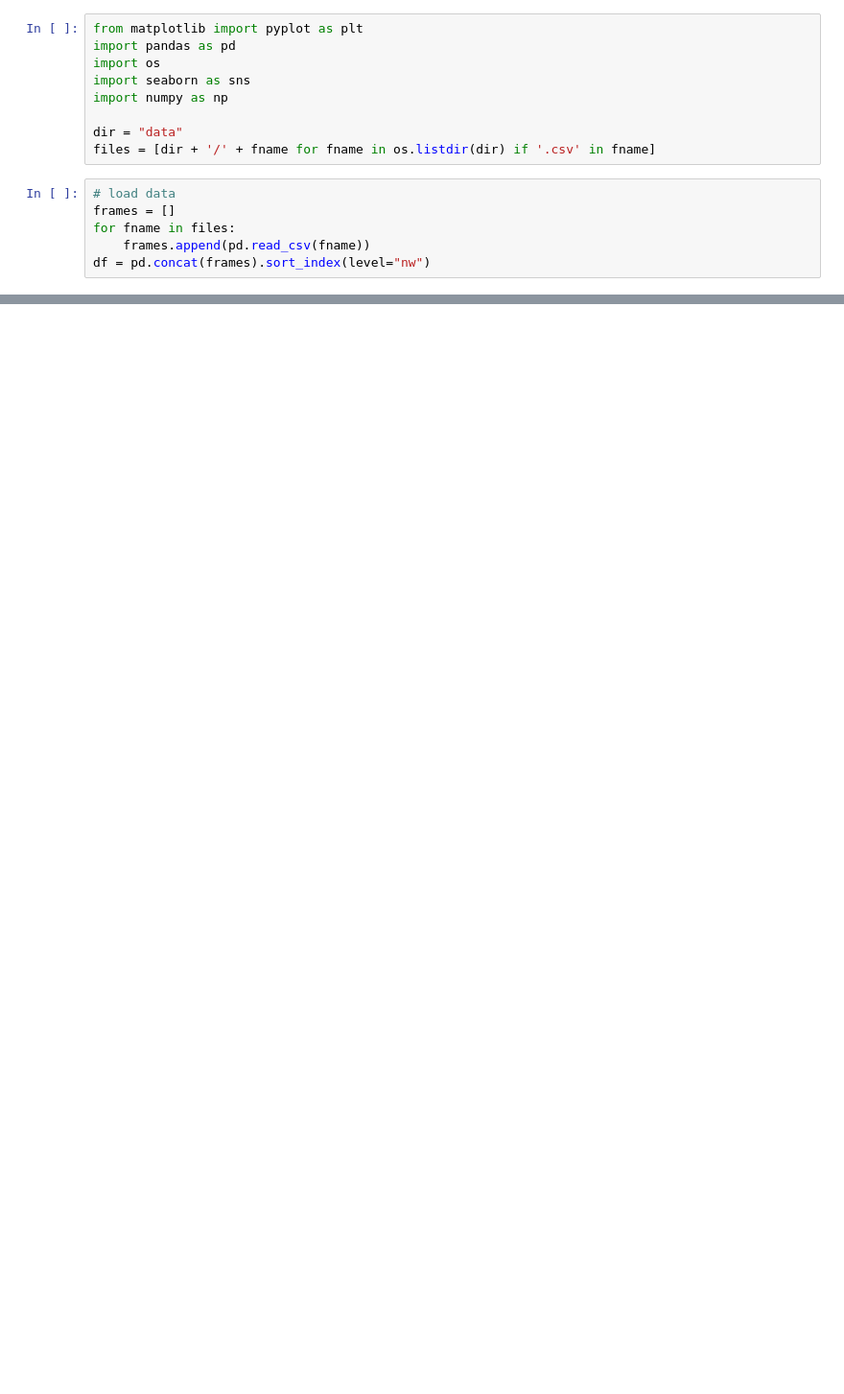
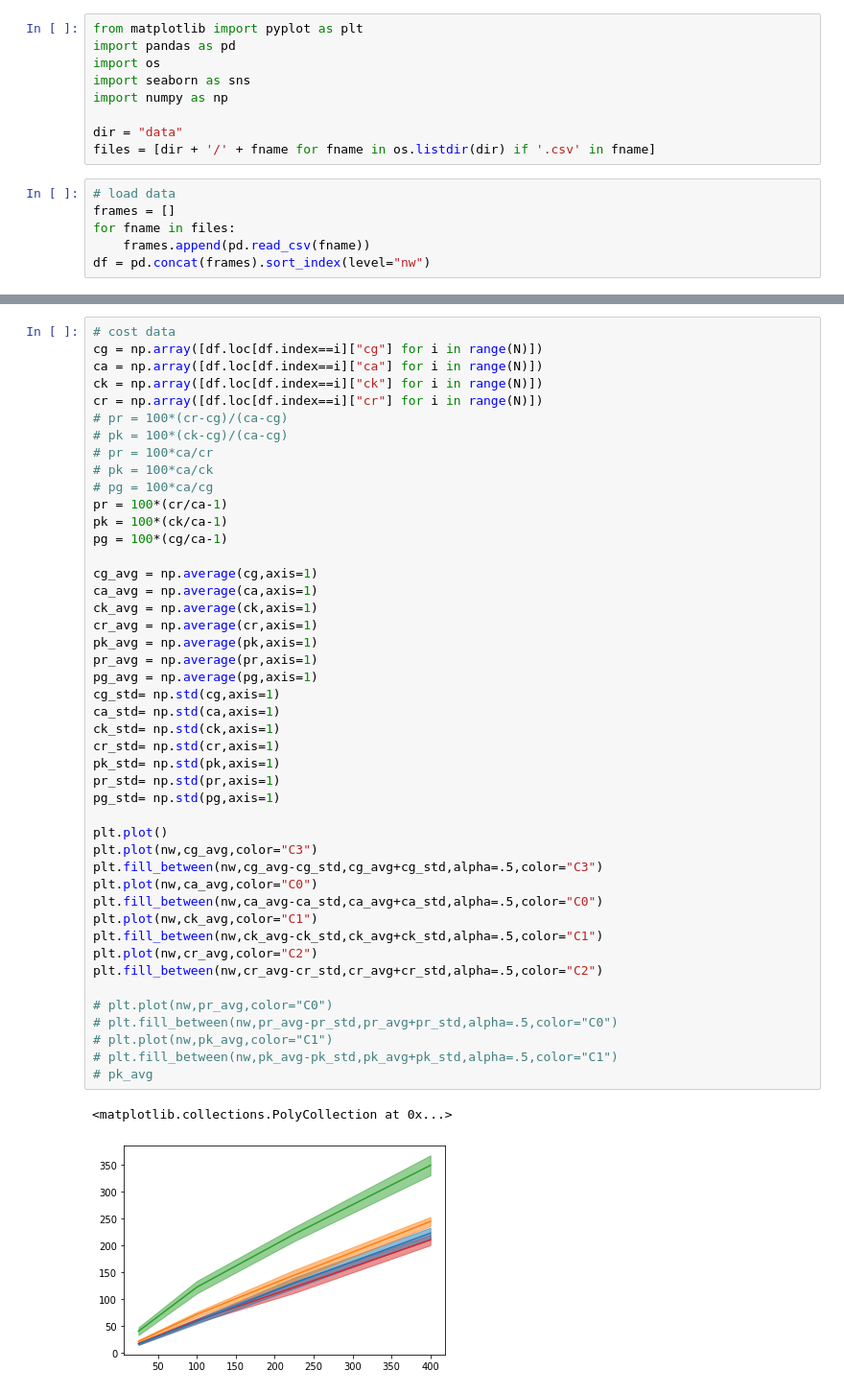
Before and after one commit to JGSuw/wta, a Jupyter notebook: big_exp_vis.ipynb, the cells around one changed output, grey strips where cells are left out. Shown: that part at 96% size. Saved outputs shown, nothing was run; the diff lists cells and outputs as text; blank space fills up the shorter version.

```diff
--- a/big_exp_vis.ipynb
+++ b/big_exp_vis.ipynb
@@ -46,0 +49,48 @@ nw
+# %%
+# cost data
+cg = np.array([df.loc[df.index==i]["cg"] for i in range(N)])
+ca = np.array([df.loc[df.index==i]["ca"] for i in range(N)])
+ck = np.array([df.loc[df.index==i]["ck"] for i in range(N)])
+cr = np.array([df.loc[df.index==i]["cr"] for i in range(N)])
+# pr = 100*(cr-cg)/(ca-cg)
+# pk = 100*(ck-cg)/(ca-cg)
+# pr = 100*ca/cr
+# pk = 100*ca/ck
+# pg = 100*ca/cg
+pr = 100*(cr/ca-1)
+pk = 100*(ck/ca-1)
+pg = 100*(cg/ca-1)
+
+cg_avg = np.average(cg,axis=1)
+ca_avg = np.average(ca,axis=1)
+ck_avg = np.average(ck,axis=1)
+cr_avg = np.average(cr,axis=1)
+pk_avg = np.average(pk,axis=1)
+pr_avg = np.average(pr,axis=1)
+pg_avg = np.average(pg,axis=1)
+cg_std= np.std(cg,axis=1)
+ca_std= np.std(ca,axis=1)
+ck_std= np.std(ck,axis=1)
+cr_std= np.std(cr,axis=1)
+pk_std= np.std(pk,axis=1)
+pr_std= np.std(pr,axis=1)
+pg_std= np.std(pg,axis=1)
+
+plt.plot()
+plt.plot(nw,cg_avg,color="C3")
+plt.fill_between(nw,cg_avg-cg_std,cg_avg+cg_std,alpha=.5,color="C3")
+plt.plot(nw,ca_avg,color="C0")
+plt.fill_between(nw,ca_avg-ca_std,ca_avg+ca_std,alpha=.5,color="C0")
+plt.plot(nw,ck_avg,color="C1")
+plt.fill_between(nw,ck_avg-ck_std,ck_avg+ck_std,alpha=.5,color="C1")
+plt.plot(nw,cr_avg,color="C2")
+plt.fill_between(nw,cr_avg-cr_std,cr_avg+cr_std,alpha=.5,color="C2")
+
+# plt.plot(nw,pr_avg,color="C0")
+# plt.fill_between(nw,pr_avg-pr_std,pr_avg+pr_std,alpha=.5,color="C0")
+# plt.plot(nw,pk_avg,color="C1")
+# plt.fill_between(nw,pk_avg-pk_std,pk_avg+pk_std,alpha=.5,color="C1")
+# pk_avg
+# %% [output]
+<matplotlib.collections.PolyCollection at 0x...>
+[figure, added]
```
Also changed, not shown: parts of 10 cells of this notebook, 9 other files.
